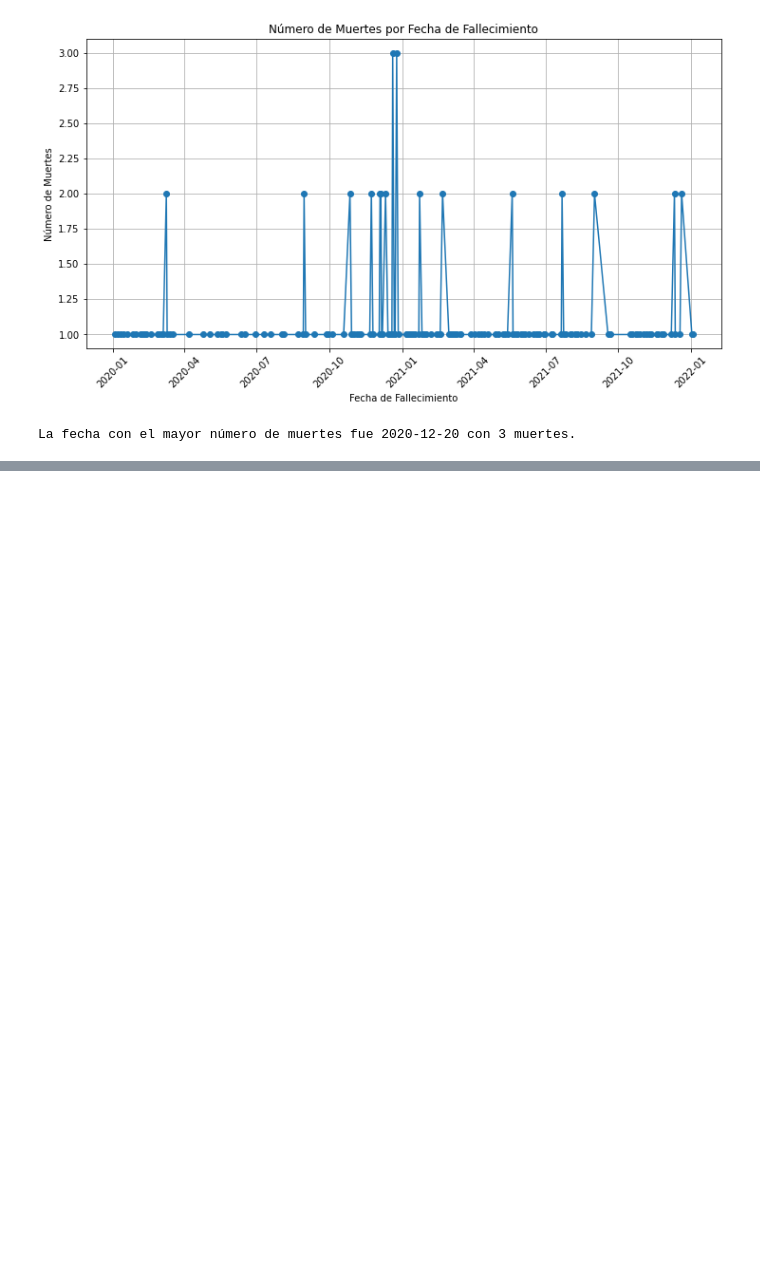
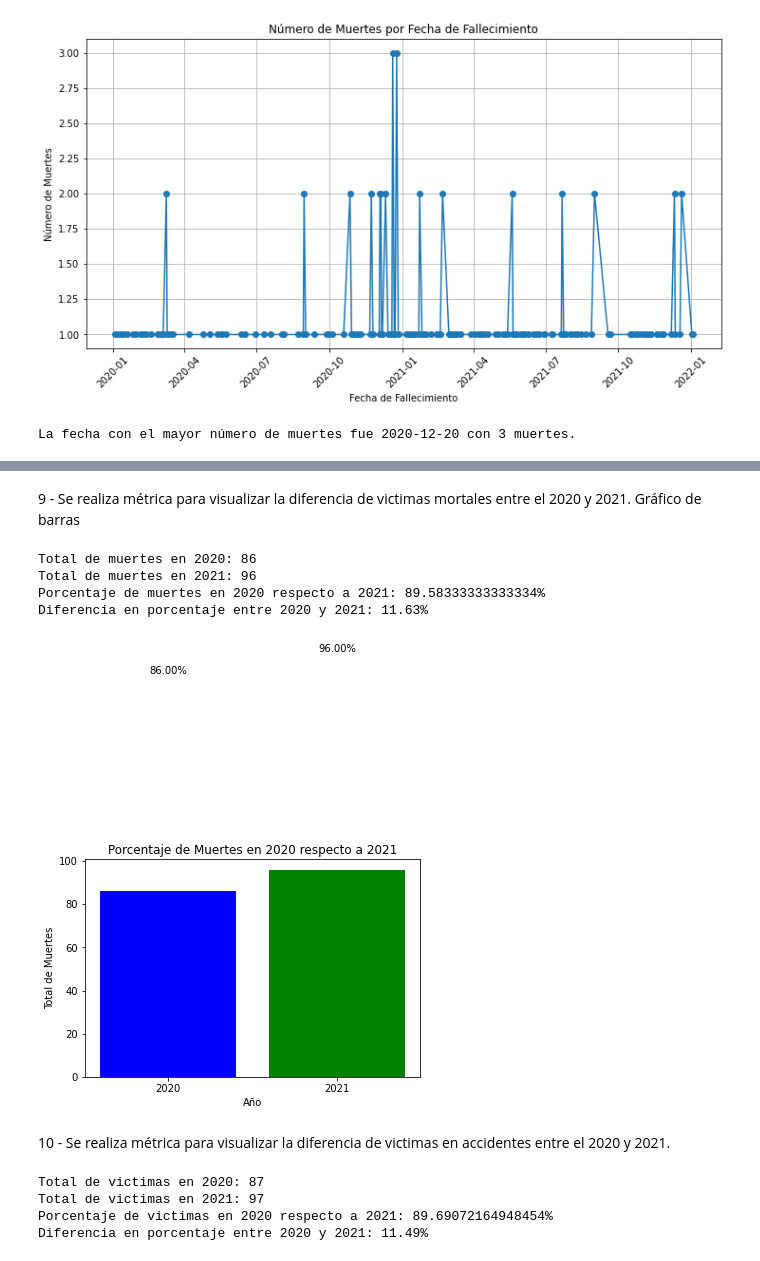
Before and after one commit to RosanaBruschini/Proyecto_siniestros_viales, a Jupyter notebook: homicidioEDA.ipynb, the cells around one changed output, grey strips where cells are left out. Drawn from its saved outputs; the diff is of its cells as text; code cells hidden in the pictures; blank space fills up the shorter version.

```diff
--- a/homicidioEDA.ipynb
+++ b/homicidioEDA.ipynb
@@ -563,0 +684,71 @@ plt.show()
+# %% [markdown]
+9 - Se realiza métrica para visualizar la diferencia de victimas mortales  entre el 2020 y 2021. Gráfico de barras
+# %%
+
+df_hechos_victimas_2020 = df_hechos_victimas[df_hechos_victimas['fecha_fallecimiento'].dt.year == 2020]
+df_hechos_victimas_2021 = df_hechos_victimas[df_hechos_victimas['fecha_fallecimiento'].dt.year == 2021]
+
+# Calculamos el total de muertes en 2020 y 2021
+total_muertes_2020 = df_hechos_victimas_2020['n_victimas'].sum()
+total_muertes_2021 = df_hechos_victimas_2021['n_victimas'].sum()
+
+# Calculamos el porcentaje de muertes en 2020 respecto a 2021
+porcentaje_muertes = (total_muertes_2020 / total_muertes_2021) * 100
+
+print(f"Total de muertes en 2020: {total_muertes_2020}")
+print(f"Total de muertes en 2021: {total_muertes_2021}")
+print(f"Porcentaje de muertes en 2020 respecto a 2021: {porcentaje_muertes}%")
+
+# Calcular la diferencia en porcentaje entre 2021 y 2020
+diferencia_porcentaje = ((total_muertes_2021 - total_muertes_2020) / total_muertes_2020) * 100
+
+print(f"Diferencia en porcentaje entre 2020 y 2021: {diferencia_porcentaje:.2f}%")
+
+# se grafica la metrica
+anios = ['2020', '2021']
+total_muertes = [total_muertes_2020, total_muertes_2021]
+
+# Crear la gráfica de barras
+plt.bar(anios, total_muertes, color=['blue', 'green'])
+plt.xlabel('Año')
+plt.ylabel('Total de Muertes')
+plt.title('Porcentaje de Muertes en 2020 respecto a 2021')
+
+# Mostrar el porcentaje en la parte superior de las barras
+for i in range(len(anios)):
+    plt.text(anios[i], total_muertes[i] + 100, f"{total_muertes[i]:.2f}%", ha='center', va='bottom')
+
+# Mostrar la gráfica
+plt.show()
+# %% [output]
+Total de muertes en 2020: 86
+Total de muertes en 2021: 96
+Porcentaje de muertes en 2020 respecto a 2021: 89.58333333333334%
+Diferencia en porcentaje entre 2020 y 2021: 11.63%
+[figure, added]
+# %% [markdown]
+10 - Se realiza métrica para visualizar la diferencia de victimas en accidentes entre el 2020 y 2021.
+# %%
+df_hechos_victimas_2020 = df_hechos_victimas[df_hechos_victimas['fecha'].dt.year == 2020]
+df_hechos_victimas_2021 = df_hechos_victimas[df_hechos_victimas['fecha'].dt.year == 2021]
+
+# Calculamos el total de muertes en 2020 y 2021
+total_victimas_2020 = df_hechos_victimas_2020['n_victimas'].sum()
+total_victimas_2021 = df_hechos_victimas_2021['n_victimas'].sum()
+
+# Calculamos el porcentaje de muertes en 2020 respecto a 2021
+porcentaje_victimas = (total_victimas_2020 / total_victimas_2021) * 100
+
+print(f"Total de victimas en 2020: {total_victimas_2020}")
+print(f"Total de victimas en 2021: {total_victimas_2021}")
+print(f"Porcentaje de victimas en 2020 respecto a 2021: {porcentaje_victimas}%")
+
+# Calcular la diferencia en porcentaje entre 2021 y 2020
+diferencia_porcentaje = ((total_victimas_2021 - total_victimas_2020) / total_victimas_2020) * 100
+
+print(f"Diferencia en porcentaje entre 2020 y 2021: {diferencia_porcentaje:.2f}%")
+# %% [output]
+Total de victimas en 2020: 87
+Total de victimas en 2021: 97
+Porcentaje de victimas en 2020 respecto a 2021: 89.69072164948454%
+Diferencia en porcentaje entre 2020 y 2021: 11.49%
```
Also changed, not shown: parts of 19 cells of this notebook, 10 other files.
